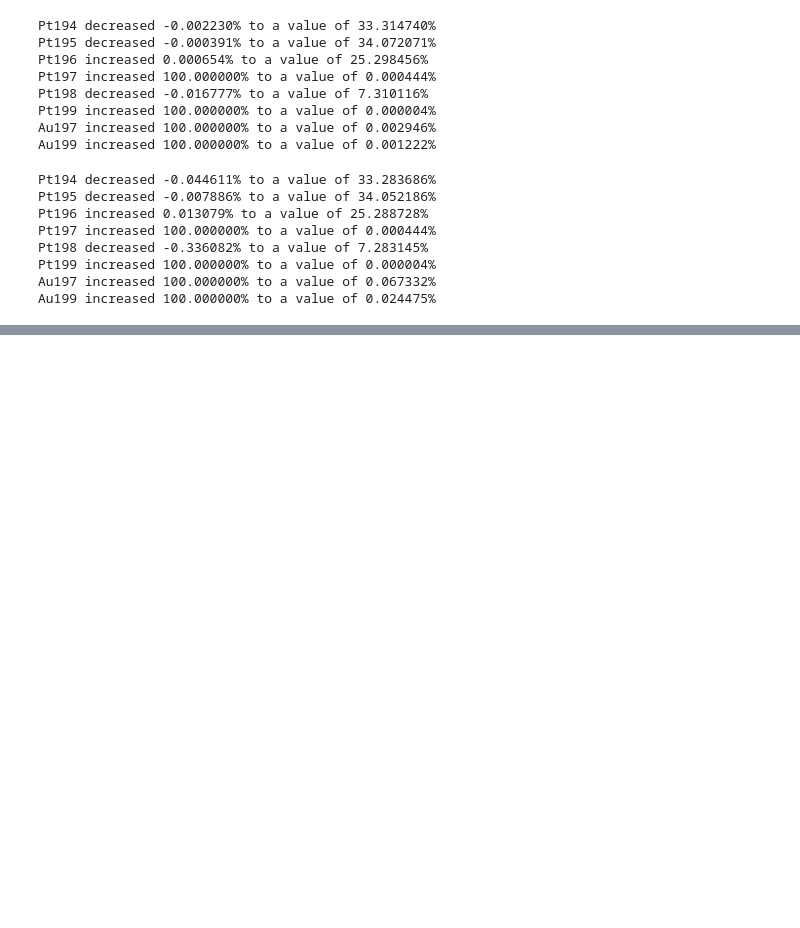
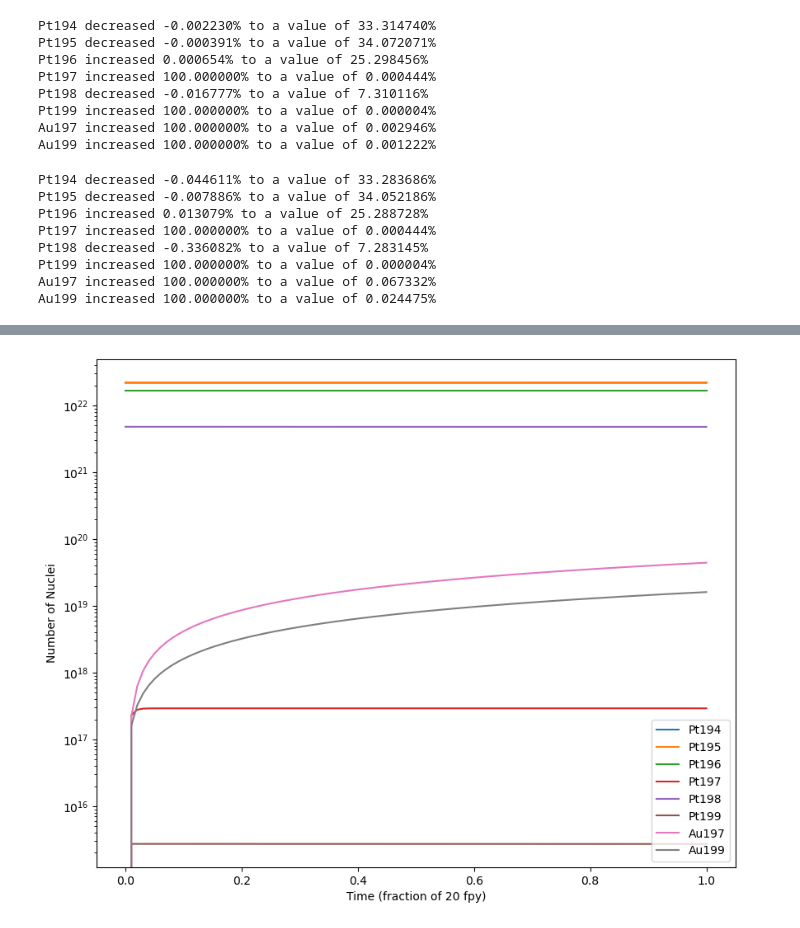
Before and after one commit to tcsousa99/Transmutation-ITER, a Jupyter notebook: pt-transmutation.ipynb, the cells around one changed output, grey strips where cells are left out. Drawn from its saved outputs; the diff is of its cells as text; code cells hidden in the pictures; blank space fills up the shorter version.

```diff
--- a/pt-transmutation.ipynb
+++ b/pt-transmutation.ipynb
@@ -371,0 +382,15 @@ plt.show()
+# %%
+plt.figure(figsize=(10,8), dpi=100)
+
+# Plot the results
+for i in range(len(initial_conditions)):
+    plt.plot(t2/fpy_full, solution_fpy_full[:, i], label=nuclei_names[i])
+
+plt.xlabel('Time (fraction of 20 fpy)')
+plt.ylabel('Number of Nuclei')
+plt.yscale('log')
+plt.xscale('linear')
+plt.legend()
+plt.show()
+# %% [output]
+[figure, added]
```
Also changed, not shown: parts of 6 cells of this notebook.
